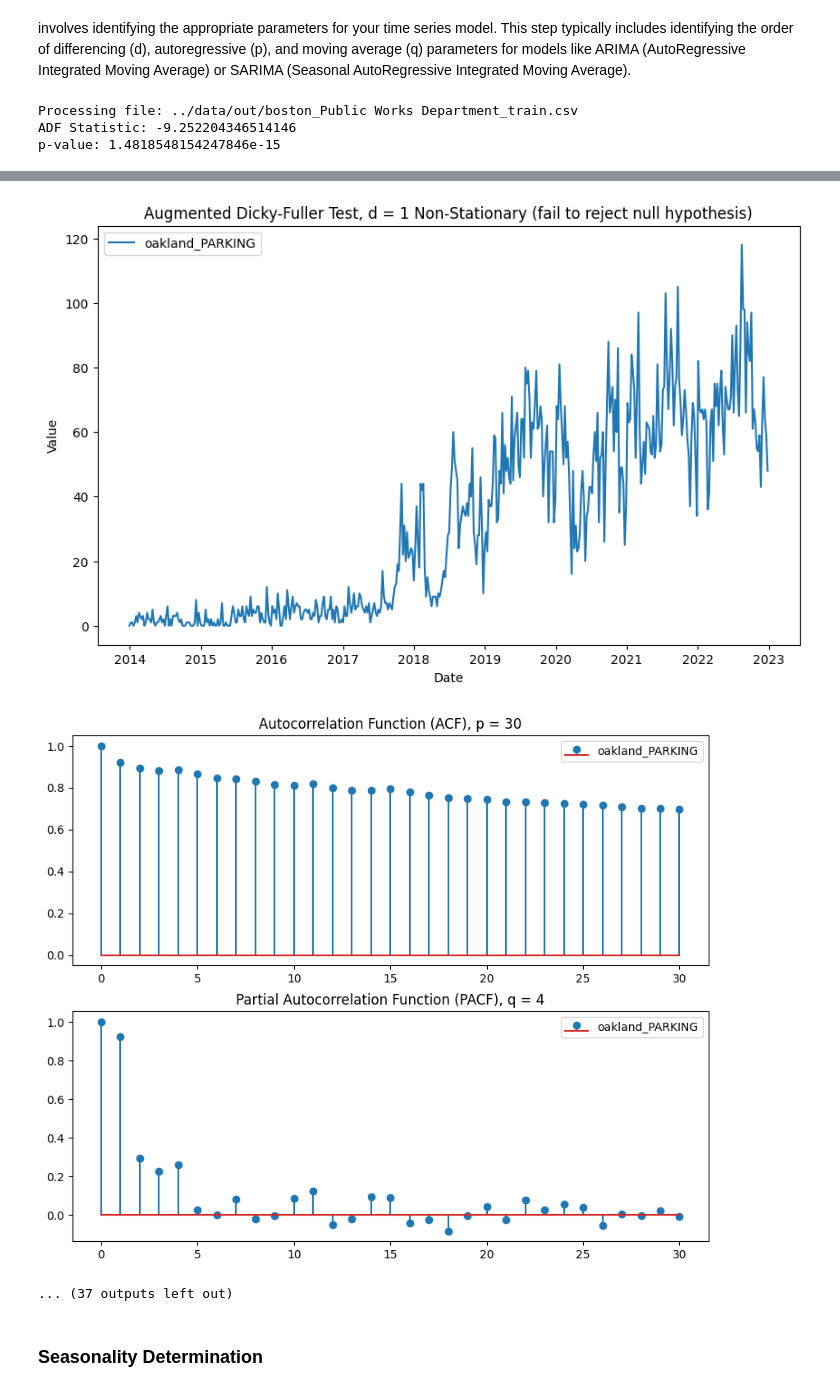
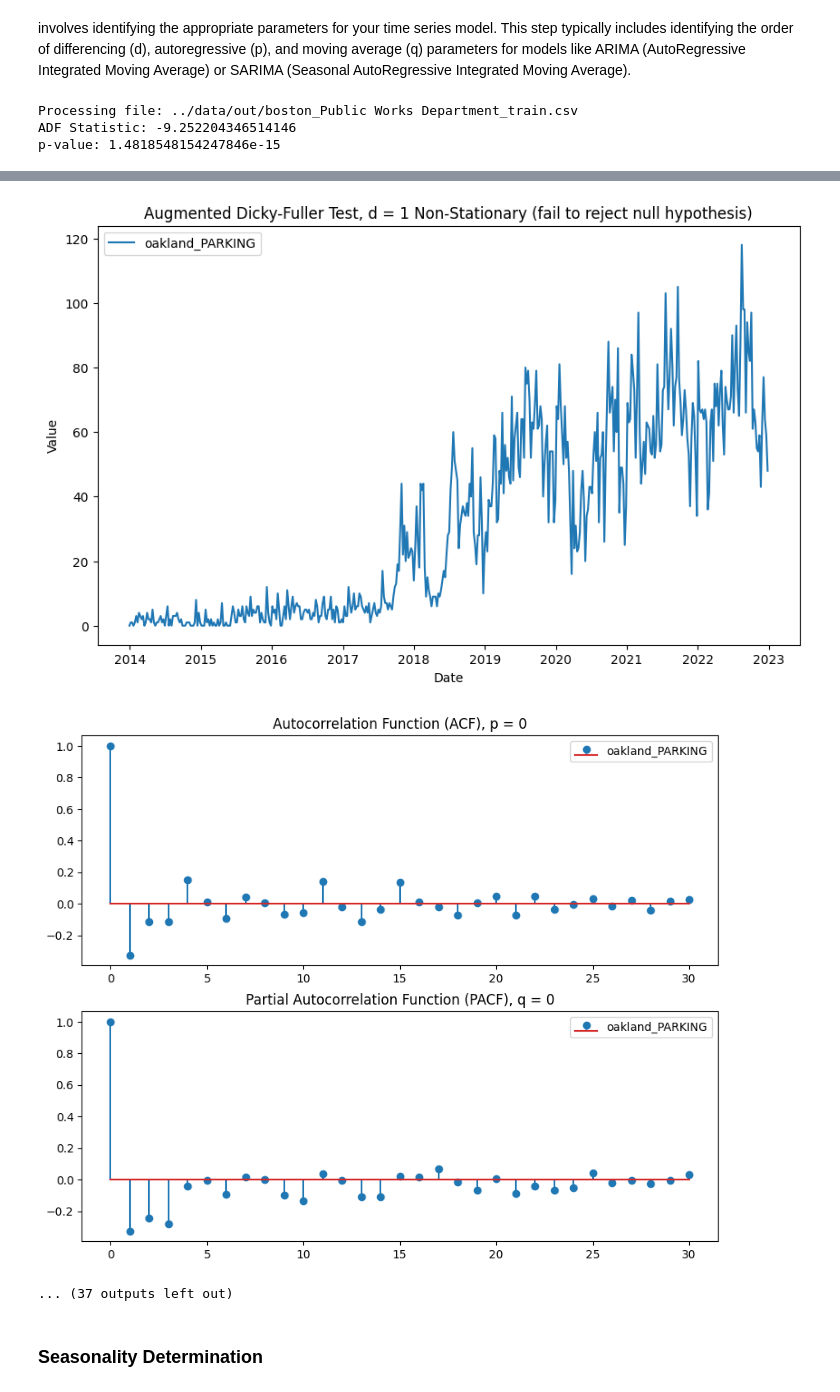
Before and after one commit to allieferas/311-forecasting, a Jupyter notebook: notebooks/grid_search.ipynb, the cells around one changed output, grey strips where cells are left out. Drawn from its saved outputs; the diff is of its cells as text; code cells hidden in the pictures.

```diff
--- a/notebooks/grid_search.ipynb
+++ b/notebooks/grid_search.ipynb
@@ -12,6 +12,7 @@ To determine the parameters for the SARIMA model, we need to conduct a series of
 # %% [markdown]
 involves identifying the appropriate parameters for your time series model. This step typically includes identifying the order of differencing (d), autoregressive (p), and moving average (q) parameters for models like ARIMA (AutoRegressive Integrated Moving Average) or SARIMA (Seasonal AutoRegressive Integrated Moving Average).
 # %%
+### NEW CODE ###
 import os
 import pandas as pd
 from glob import glob
@@ -68,16 +69,23 @@ def identify_parameters(file_path):
     plt.show()
 
     # Autocorrelation and Partial Autocorrelation Analysis
-    acf_vals, confint = acf(train_data['count'], nlags=30, alpha=0.05)
-    pacf_vals, confint = pacf(train_data['count'], nlags=30, alpha=0.05)
+    if d > 0:
+        # Use differenced data if d > 0
+        analysis_data = train_data['count'].diff(periods=d).dropna()
+    else:
+        # Use original data if no differencing is needed
+        analysis_data = train_data['count']
+
+    acf_vals, confint = acf(analysis_data, nlags=30, alpha=0.05)
+    pacf_vals, confint = pacf(analysis_data, nlags=30, alpha=0.05)
 
     # Identify p and q based on significant lags in ACF and PACF plots
     significant_acf_lags = np.where(acf_vals > 0.2)[0]
     significant_pacf_lags = np.where(pacf_vals > 0.2)[0]
 
     # Set p and q based on significant lags
-    p = max(significant_acf_lags) if significant_acf_lags.size > 0 else 0
-    q = max(significant_pacf_lags) if significant_pacf_lags.size > 0 else 0
+    p = max(significant_pacf_lags) if significant_pacf_lags.size > 0 else 0
+    q = max(significant_acf_lags) if significant_acf_lags.size > 0 else 0
 
     # Plot ACF and PACF
     fig, ax = plt.subplots(2, 1, figsize=(10, 8))
@@ -127,11 +135,11 @@ Determined d=1 for differencing.
 Processing file: ../data/out/oakland_PARKING_train.csv
 ADF Statistic: -1.068264391857137
 p-value: 0.7275603954505774
 Differencing d=1, ADF Statistic: -8.59298830312043
 Differencing d=1, p-value: 7.201807828751531e-14
 Determined d=1 for differencing.
 [figure]
-[figure, old version]
+[figure, new version]
 ... (37 outputs left out)
 # %% [markdown]
 ### Seasonality Determination
```
Also changed, not shown: parts of 6 cells of this notebook.
